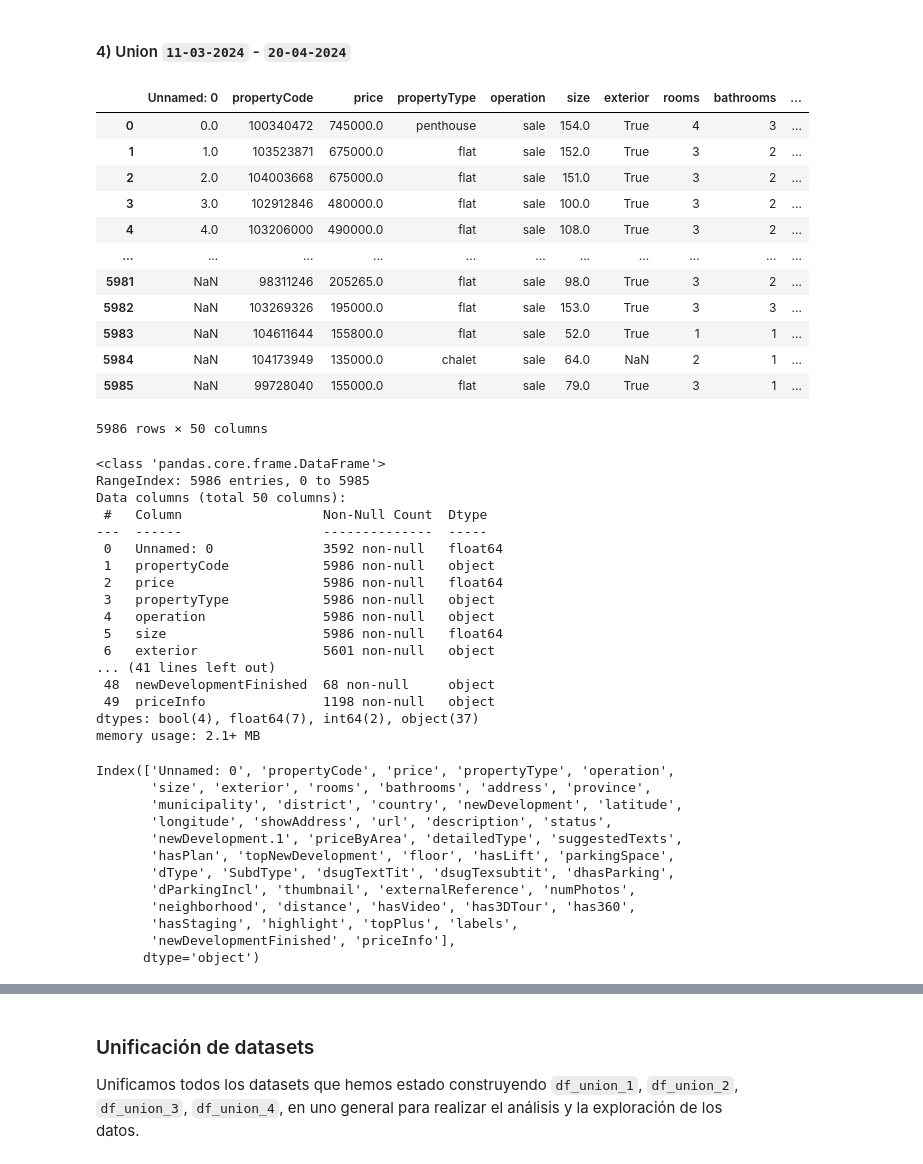
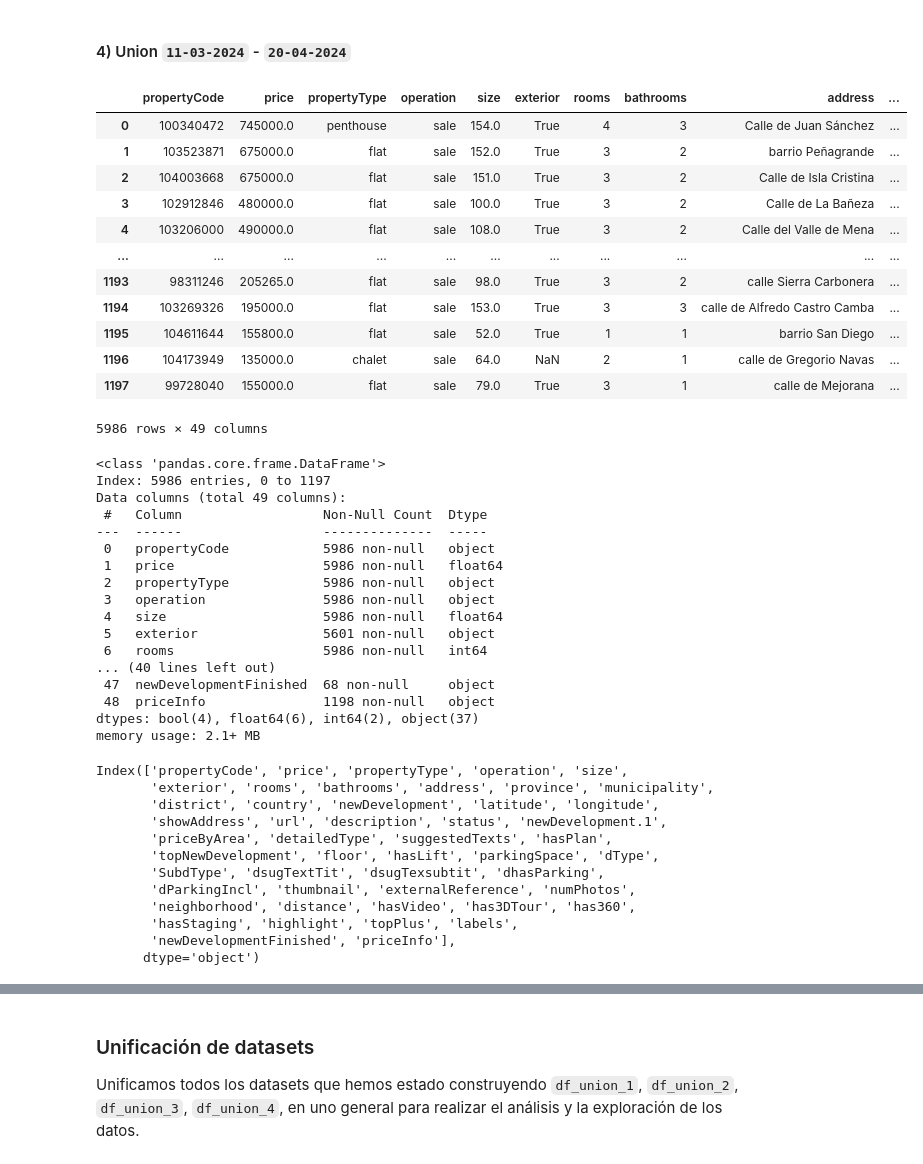
Before and after one commit to asgr29/EDA_Inmuebles_Idealista, a Jupyter notebook: src/notebooks/notebook-eda.ipynb, the cells around one changed output, grey strips where cells are left out. Drawn from its saved outputs; the diff is of its cells as text; code cells hidden in the pictures.

```diff
--- a/src/notebooks/notebook-eda.ipynb
+++ b/src/notebooks/notebook-eda.ipynb
@@ -47,7 +61,7 @@ Directory: ../data/23-04-21
 
 Cargamos el dataset.
 # %%
-dir = f"{path}/{files[0]}"
+dir = f"{path}/{files[1]}"
 print("Directory:", dir)
 with open(dir, "r", encoding="utf-8") as file:
 	line = file.read()
@@ -1016,6 +1031,6 @@ print(files)
 Directory: ../data/24-03-11
 ['Listado.txt', 'DatosDescarga.csv', 'DatosDescarga2.csv']
 # %%
-df_2024_03_11 = pd.read_csv(f"{path}/DatosDescarga2.csv")
+df_2024_03_11 = pd.read_csv(f"{path}/DatosDescarga2.csv", index_col=0)
 df_2024_03_11
 # %% [output]
@@ -1156,8 +1151,8 @@ Directory: ../data/24-04-20
 # %% [markdown]
 ##### Archivo: **DatosDescarga.csv** - **DatosDescarga2.csv**
 # %%
-df_2024_04_20 = [pd.read_csv(f"{path}/DatosDescarga.csv"),
-                 pd.read_csv(f"{path}/DatosDescarga2.csv")]
+df_2024_04_20 = [pd.read_csv(f"{path}/DatosDescarga.csv", index_col=0),
+                 pd.read_csv(f"{path}/DatosDescarga2.csv", index_col=0)]
             # Aqui he cargado varios archivos csv en una variable, ya que se encontraban dentro de la misma carpeta y compartían la fecha)
 df_2024_04_20
 # %% [output]
@@ -1288,57 +1267,57 @@ Index(['propertyCode', 'thumbnail', 'externalReference', 'numPhotos', 'floor',
 # %%
 data = [
 	df_2024_03_11,
 	df_archivo_txt_2024_03_11,
 	df_2024_04_20[0],
 	df_2024_04_20[1],
 	df_archivo_txt_2024_04_20
 ]
-df_union_4 = pd.concat(data, ignore_index=True)
+df_union_4 = pd.concat(data, ignore_index=0)
 df_union_4
 # %% [output]
-|  | Unnamed: 0 | propertyCode | price | propertyType | operation | size | exterior | rooms | bathrooms | ... |
-| 0 | 0.0 | 100340472 | 745000.0 | penthouse | sale | 154.0 | True | 4 | 3 | ... |
-| 1 | 1.0 | 103523871 | 675000.0 | flat | sale | 152.0 | True | 3 | 2 | ... |
-| 2 | 2.0 | 104003668 | 675000.0 | flat | sale | 151.0 | True | 3 | 2 | ... |
-| 3 | 3.0 | 102912846 | 480000.0 | flat | sale | 100.0 | True | 3 | 2 | ... |
-| 4 | 4.0 | 103206000 | 490000.0 | flat | sale | 108.0 | True | 3 | 2 | ... |
+|  | propertyCode | price | propertyType | operation | size | exterior | rooms | bathrooms | address | ... |
+| 0 | 100340472 | 745000.0 | penthouse | sale | 154.0 | True | 4 | 3 | Calle de Juan Sánchez | ... |
+| 1 | 103523871 | 675000.0 | flat | sale | 152.0 | True | 3 | 2 | barrio Peñagrande | ... |
+| 2 | 104003668 | 675000.0 | flat | sale | 151.0 | True | 3 | 2 | Calle de Isla Cristina | ... |
+| 3 | 102912846 | 480000.0 | flat | sale | 100.0 | True | 3 | 2 | Calle de La Bañeza | ... |
+| 4 | 103206000 | 490000.0 | flat | sale | 108.0 | True | 3 | 2 | Calle del Valle de Mena | ... |
 | ... | ... | ... | ... | ... | ... | ... | ... | ... | ... | ... |
-| 5981 | NaN | 98311246 | 205265.0 | flat | sale | 98.0 | True | 3 | 2 | ... |
-| 5982 | NaN | 103269326 | 195000.0 | flat | sale | 153.0 | True | 3 | 3 | ... |
-| 5983 | NaN | 104611644 | 155800.0 | flat | sale | 52.0 | True | 1 | 1 | ... |
-| 5984 | NaN | 104173949 | 135000.0 | chalet | sale | 64.0 | NaN | 2 | 1 | ... |
-| 5985 | NaN | 99728040 | 155000.0 | flat | sale | 79.0 | True | 3 | 1 | ... |
+| 1193 | 98311246 | 205265.0 | flat | sale | 98.0 | True | 3 | 2 | calle Sierra Carbonera | ... |
+| 1194 | 103269326 | 195000.0 | flat | sale | 153.0 | True | 3 | 3 | calle de Alfredo Castro Camba | ... |
+| 1195 | 104611644 | 155800.0 | flat | sale | 52.0 | True | 1 | 1 | barrio San Diego | ... |
+| 1196 | 104173949 | 135000.0 | chalet | sale | 64.0 | NaN | 2 | 1 | calle de Gregorio Navas | ... |
+| 1197 | 99728040 | 155000.0 | flat | sale | 79.0 | True | 3 | 1 | calle de Mejorana | ... |
-5986 rows × 50 columns
+5986 rows × 49 columns
 # %%
 df_union_4.info()
 # %% [output]
 <class 'pandas.core.frame.DataFrame'>
-RangeIndex: 5986 entries, 0 to 5985
-Data columns (total 50 columns):
+Index: 5986 entries, 0 to 1197
+Data columns (total 49 columns):
  #   Column                  Non-Null Count  Dtype
 ---  ------                  --------------  -----
- 0   Unnamed: 0              3592 non-null   float64
- 1   propertyCode            5986 non-null   object
- 2   price                   5986 non-null   float64
- 3   propertyType            5986 non-null   object
- 4   operation               5986 non-null   object
- 5   size                    5986 non-null   float64
- 6   exterior                5601 non-null   object
-... (41 lines left out)
- 48  newDevelopmentFinished  68 non-null     object
- 49  priceInfo               1198 non-null   object
-dtypes: bool(4), float64(7), int64(2), object(37)
+ 0   propertyCode            5986 non-null   object
+ 1   price                   5986 non-null   float64
+ 2   propertyType            5986 non-null   object
+ 3   operation               5986 non-null   object
+ 4   size                    5986 non-null   float64
+ 5   exterior                5601 non-null   object
+ 6   rooms                   5986 non-null   int64
+... (40 lines left out)
+ 47  newDevelopmentFinished  68 non-null     object
+ 48  priceInfo               1198 non-null   object
+dtypes: bool(4), float64(6), int64(2), object(37)
 memory usage: 2.1+ MB
 # %%
 df_union_4.columns
 # %% [output]
-Index(['Unnamed: 0', 'propertyCode', 'price', 'propertyType', 'operation',
-       'size', 'exterior', 'rooms', 'bathrooms', 'address', 'province',
-       'municipality', 'district', 'country', 'newDevelopment', 'latitude',
-       'longitude', 'showAddress', 'url', 'description', 'status',
-       'newDevelopment.1', 'priceByArea', 'detailedType', 'suggestedTexts',
-       'hasPlan', 'topNewDevelopment', 'floor', 'hasLift', 'parkingSpace',
-       'dType', 'SubdType', 'dsugTextTit', 'dsugTexsubtit', 'dhasParking',
+Index(['propertyCode', 'price', 'propertyType', 'operation', 'size',
+       'exterior', 'rooms', 'bathrooms', 'address', 'province', 'municipality',
+       'district', 'country', 'newDevelopment', 'latitude', 'longitude',
+       'showAddress', 'url', 'description', 'status', 'newDevelopment.1',
+       'priceByArea', 'detailedType', 'suggestedTexts', 'hasPlan',
+       'topNewDevelopment', 'floor', 'hasLift', 'parkingSpace', 'dType',
+       'SubdType', 'dsugTextTit', 'dsugTexsubtit', 'dhasParking',
        'dParkingIncl', 'thumbnail', 'externalReference', 'numPhotos',
        'neighborhood', 'distance', 'hasVideo', 'has3DTour', 'has360',
        'hasStaging', 'highlight', 'topPlus', 'labels',
```
Also changed, not shown: parts of 183 cells of this notebook, 8 other files.
